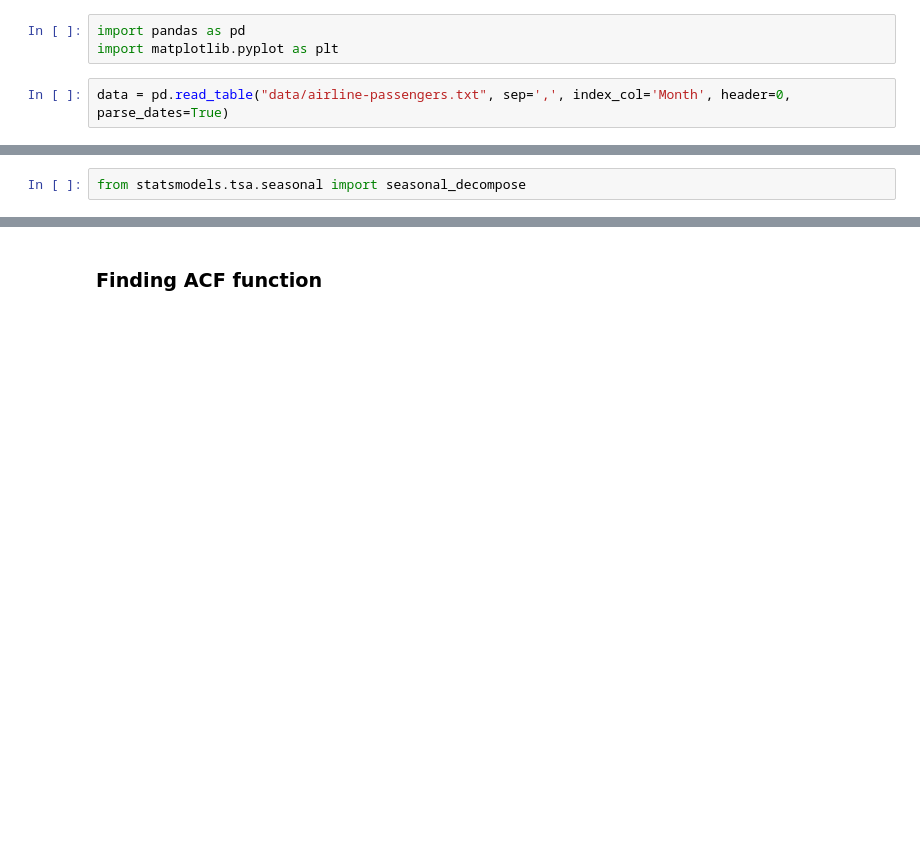
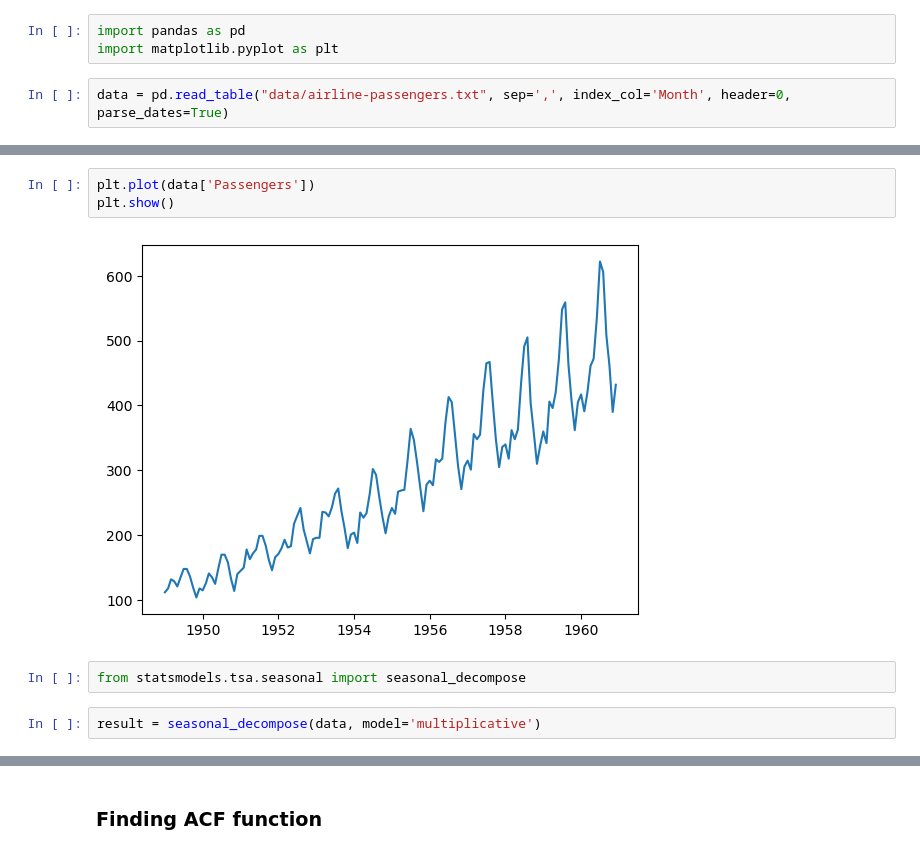
Before and after one commit to cnll0075/machine_learning_course, a Jupyter notebook: 04_basic_time_series.ipynb, the cells around one changed output, grey strips where cells are left out. Drawn from its saved outputs; the diff is of its cells as text; blank space fills up the shorter version.

```diff
--- a/04_basic_time_series.ipynb
+++ b/04_basic_time_series.ipynb
@@ -8,2 +18,9 @@ data = pd.read_table("data/airline-passengers.txt", sep=',', index_col='Month',
+# %%
+plt.plot(data['Passengers'])
+plt.show()
+# %% [output]
+[figure, added]
 # %%
 from statsmodels.tsa.seasonal import seasonal_decompose
+# %%
+result = seasonal_decompose(data, model='multiplicative')
```
Also changed, not shown: parts of 13 cells of this notebook, 2 other files.
